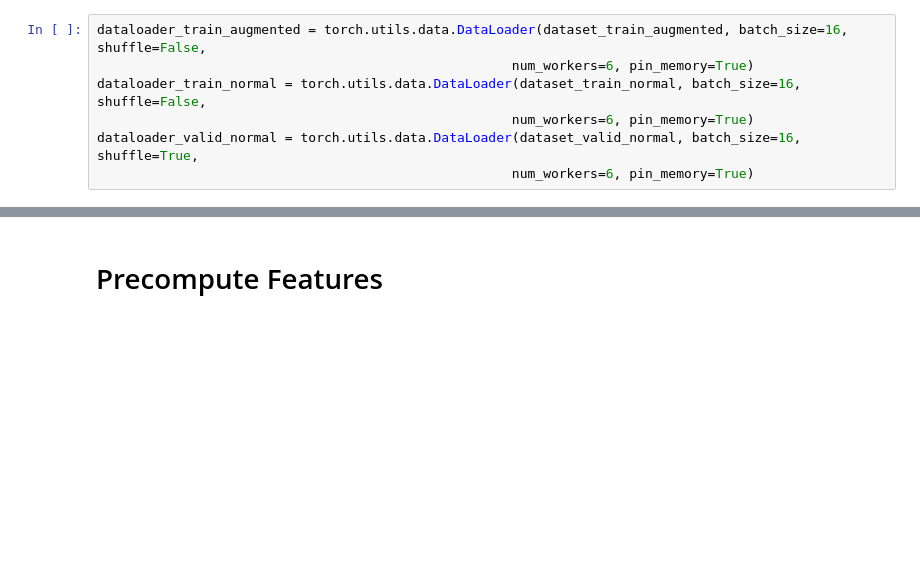
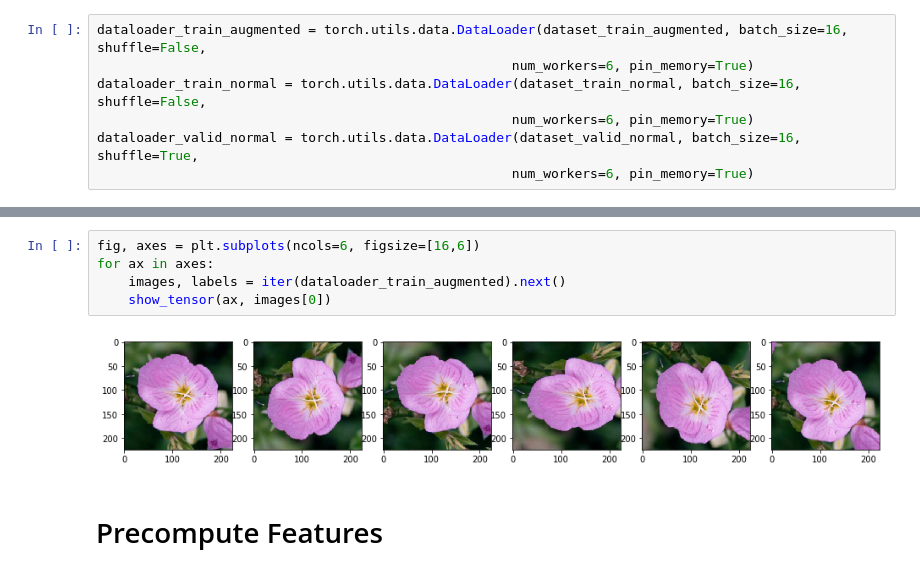
Before and after one commit to marcinbogdanski/ai-sketchpad, a Jupyter notebook: PyTorchNN/1450_DenseNet121_Transfer_2.ipynb, the cells around one changed output, grey strips where cells are left out. Saved outputs shown, nothing was run; the diff lists cells and outputs as text; blank space fills up the shorter version.

```diff
--- a/PyTorchNN/1450_DenseNet121_Transfer_2.ipynb
+++ b/PyTorchNN/1450_DenseNet121_Transfer_2.ipynb
@@ -47,3 +64,10 @@ dataloader_valid_normal = torch.utils.data.DataLoader(dataset_valid_normal, batc
+# %%
+fig, axes = plt.subplots(ncols=6, figsize=[16,6])
+for ax in axes:
+    images, labels = iter(dataloader_train_augmented).next()
+    show_tensor(ax, images[0])
+# %% [output]
+[figure, added]
 # %% [markdown]
 # Precompute Features
 # %%
```
Also changed, not shown: parts of 9 cells of this notebook.
